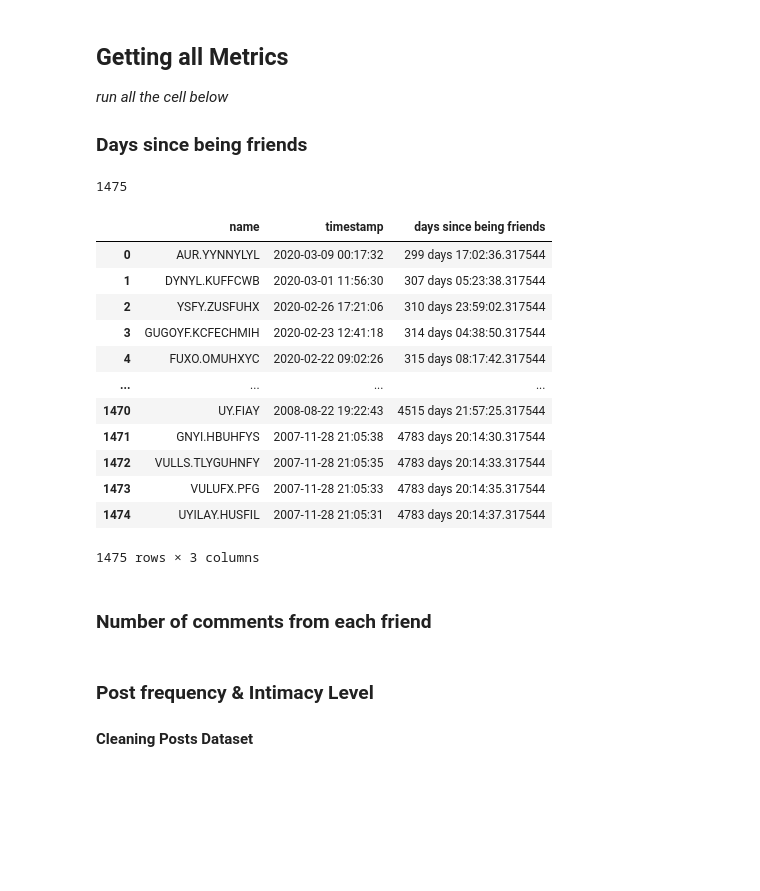
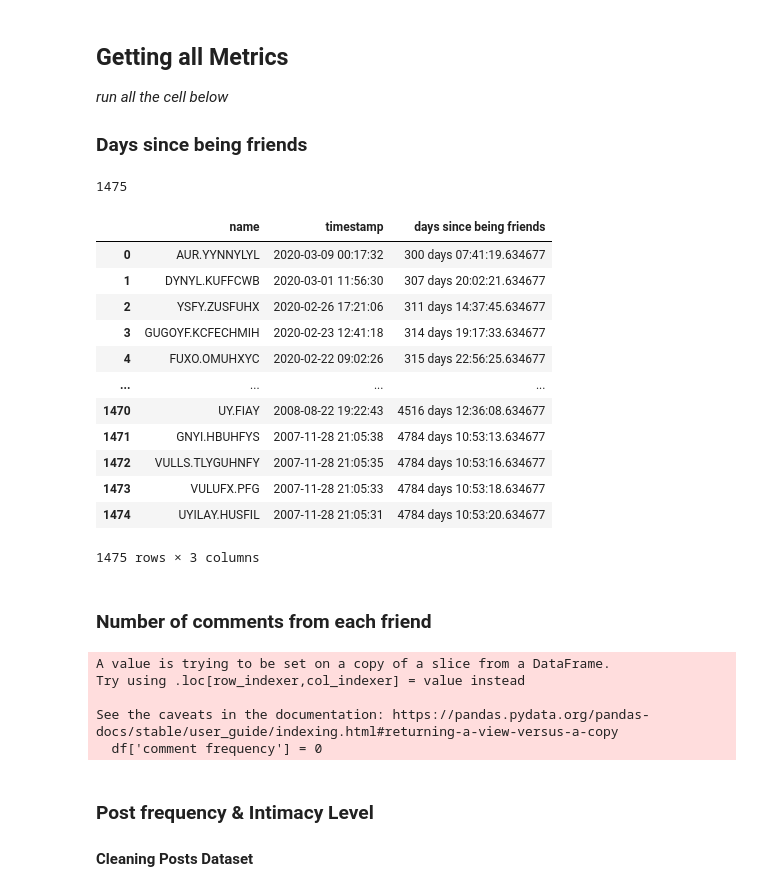
Before and after one commit to asrobang1/team2-ethi-mental-state, a Jupyter notebook: tie_strength.ipynb, the cells around one changed output. Cells and saved outputs as stored; diff of their text form; code cells hidden in the pictures; blank space fills up the shorter version.

```diff
--- a/tie_strength.ipynb
+++ b/tie_strength.ipynb
@@ -52,34 +50,34 @@ def parse_obj(obj):
 # %%
 # takes the friends.json file and returns a dataframe
 def create_friends_dataframe(friends_json_file):
 
     fp = open(friends_json_file,)
     friends_json = json.load(fp,object_hook=parse_obj)
     friends_list = friends_json['friends']
     print (len(friends_list))
     df = pd.DataFrame(friends_list,columns=['name','timestamp'])
     df['timestamp']= df['timestamp'].apply(lambda ts: datetime.utcfromtimestamp(ts))
     dt_now = datetime.utcnow()
     df['days since being friends'] = df['timestamp'].apply(lambda ts: dt_now-ts)
 
     return df
 
-df = create_friends_dataframe(os.path.join(startpath,'friends','friends.json'))
+df = create_friends_dataframe(os.path.join(startpath,'friends/friends.json'))
 df
 # %% [output]
 1475
 |  | name | timestamp | days since being friends |
-| 0 | AUR.YYNNYLYL | 2020-03-09 00:17:32 | 299 days 17:02:36.317544 |
-| 1 | DYNYL.KUFFCWB | 2020-03-01 11:56:30 | 307 days 05:23:38.317544 |
-| 2 | YSFY.ZUSFUHX | 2020-02-26 17:21:06 | 310 days 23:59:02.317544 |
-| 3 | GUGOYF.KCFECHMIH | 2020-02-23 12:41:18 | 314 days 04:38:50.317544 |
-| 4 | FUXO.OMUHXYC | 2020-02-22 09:02:26 | 315 days 08:17:42.317544 |
+| 0 | AUR.YYNNYLYL | 2020-03-09 00:17:32 | 300 days 07:41:19.634677 |
+| 1 | DYNYL.KUFFCWB | 2020-03-01 11:56:30 | 307 days 20:02:21.634677 |
+| 2 | YSFY.ZUSFUHX | 2020-02-26 17:21:06 | 311 days 14:37:45.634677 |
+| 3 | GUGOYF.KCFECHMIH | 2020-02-23 12:41:18 | 314 days 19:17:33.634677 |
+| 4 | FUXO.OMUHXYC | 2020-02-22 09:02:26 | 315 days 22:56:25.634677 |
 | ... | ... | ... | ... |
-| 1470 | UY.FIAY | 2008-08-22 19:22:43 | 4515 days 21:57:25.317544 |
-| 1471 | GNYI.HBUHFYS | 2007-11-28 21:05:38 | 4783 days 20:14:30.317544 |
-| 1472 | VULLS.TLYGUHNFY | 2007-11-28 21:05:35 | 4783 days 20:14:33.317544 |
-| 1473 | VULUFX.PFG | 2007-11-28 21:05:33 | 4783 days 20:14:35.317544 |
-| 1474 | UYILAY.HUSFIL | 2007-11-28 21:05:31 | 4783 days 20:14:37.317544 |
+| 1470 | UY.FIAY | 2008-08-22 19:22:43 | 4516 days 12:36:08.634677 |
+| 1471 | GNYI.HBUHFYS | 2007-11-28 21:05:38 | 4784 days 10:53:13.634677 |
+| 1472 | VULLS.TLYGUHNFY | 2007-11-28 21:05:35 | 4784 days 10:53:16.634677 |
+| 1473 | VULUFX.PFG | 2007-11-28 21:05:33 | 4784 days 10:53:18.634677 |
+| 1474 | UYILAY.HUSFIL | 2007-11-28 21:05:31 | 4784 days 10:53:20.634677 |
 1475 rows × 3 columns
 # %%
 df = df.drop_duplicates(subset=['name'],keep=False)
@@ -119,6 +117,12 @@ def get_comment_frequency(comments_json_file, df):
             df.at[row_num,'comment frequency'] += 1
 
 get_comment_frequency(os.path.join(startpath,'comments','comments.json'),df)
+# %% [output]
+A value is trying to be set on a copy of a slice from a DataFrame.
+Try using .loc[row_indexer,col_indexer] = value instead
+
+See the caveats in the documentation: https://pandas.pydata.org/pandas-docs/stable/user_guide/indexing.html#returning-a-view-versus-a-copy
+  df['comment frequency'] = 0
 # %% [markdown]
 ### Post frequency & Intimacy Level
 
```
Also changed, not shown: parts of 10 cells of this notebook.
